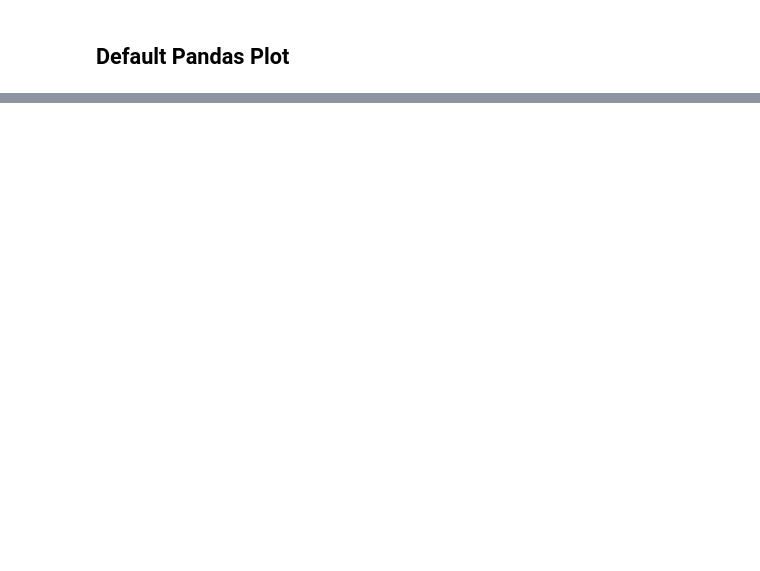
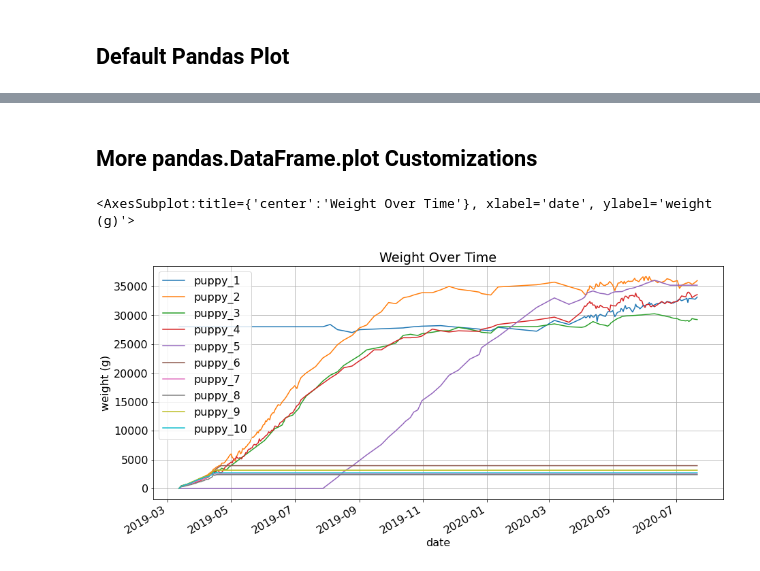
Before and after one commit to andresberejnoi/PublicNotebooks, a Jupyter notebook: Plotting With Python/Plotting With Pandas and Matplotlib.ipynb, the cells around one changed output, grey strips where cells are left out. Saved outputs shown, nothing was run; the diff lists cells and outputs as text; code cells hidden in the pictures; blank space fills up the shorter version.

```diff
--- a/Plotting With Python/Plotting With Pandas and Matplotlib.ipynb
+++ b/Plotting With Python/Plotting With Pandas and Matplotlib.ipynb
@@ -37,0 +90,17 @@ data_df.plot(#y=data_df.columns,
+# %% [markdown]
+## More pandas.DataFrame.plot Customizations
+# %%
+puppy = 'puppy_2'
+data_df.plot(
+    kind      = 'line',   #line is the default type of plot
+    figsize   = (15,7),
+    title     = f"Weight Over Time",
+    ylabel    = "weight (g)",
+    grid      = True,
+    #marker    = ".",
+    #markersize= 5,
+
+)
+# %% [output]
+<AxesSubplot:title={'center':'Weight Over Time'}, xlabel='date', ylabel='weight (g)'>
+[figure, added]
```
Also changed, not shown: parts of 16 cells of this notebook.
